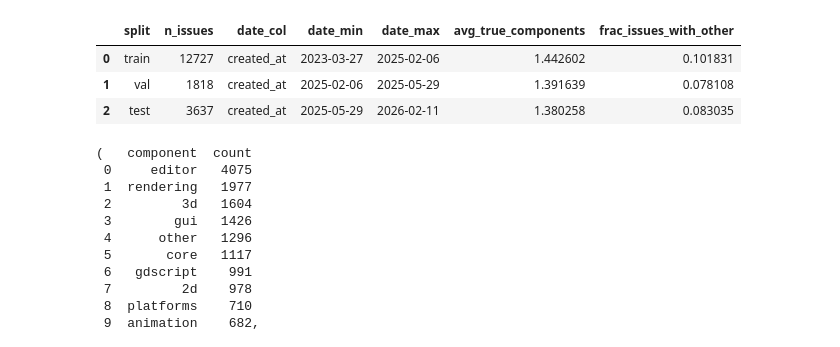
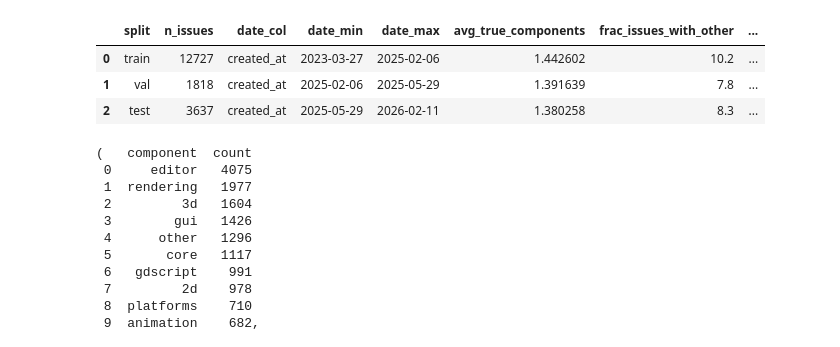
Before and after one commit to paul-rl/godot-issue-triager, a Jupyter notebook: src/scripts/plot.ipynb, the cells around one changed output. Drawn from its saved outputs; the diff is of its cells as text; code cells hidden in the pictures.

```diff
--- a/src/scripts/plot.ipynb
+++ b/src/scripts/plot.ipynb
@@ -123,49 +181,111 @@ dfs = {k: load_df(p) for k, p in paths.items()}
 
 with vocab_path.open("r", encoding="utf-8") as f:
     vocab = json.load(f)
 
-components_vocab = set(vocab["components"])
+components_vocab = set(vocab.get("components", []))
 has_other = "other" in components_vocab
 
-# ---- dataset/split summary ----
+# ---- helpers ----
 def date_range(df: pd.DataFrame):
-    # try common timestamp columns; adjust if yours differs
     for col in ["created_at", "createdAt", "created_utc", "created"]:
         if col in df.columns:
             ts = pd.to_datetime(df[col], errors="coerce", utc=True)
             return ts.min(), ts.max(), col
     return None, None, None
 
+def pick_col(df: pd.DataFrame, candidates: list[str]) -> str | None:
+    for c in candidates:
+        if c in df.columns:
+            return c
+    return None
+
+def gt_presence_rate(series: pd.Series) -> float:
+    """
+    Fraction of rows with >=1 ground-truth label.
+    Works for list[str], str, or nulls.
+    """
+    def has_label(x) -> bool:
+        if x is None or (isinstance(x, float) and pd.isna(x)):
+            return False
+        if isinstance(x, list):
+            return len(x) > 0
+        if isinstance(x, str):
+            return len(x.strip()) > 0
+        return False  # fallback for unexpected types
+
+    return float(series.apply(has_label).mean())
+
+def avg_label_count(series: pd.Series) -> float:
+    """Average number of labels per row (list[str] -> len, str -> 1 if non-empty else 0)."""
+    def count(x) -> int:
+        if x is None or (isinstance(x, float) and pd.isna(x)):
+            return 0
+        if isinstance(x, list):
+            return len(x)
+        if isinstance(x, str):
+            return 1 if len(x.strip()) > 0 else 0
+        return 0
+    return float(series.apply(count).mean())
+
+# ---- dataset/split summary ----
 rows = []
 for split, df in dfs.items():
-    mn, mx, col = date_range(df)
+    mn, mx, date_col = date_range(df)
 
-    # label cardinality for components (assumes df["topic"] is list[str])
-    if "topic" in df.columns:
-        y = df["topic"].apply(lambda x: x if isinstance(x, list) else [])
-        avg_true_labels = float(y.apply(len).mean())
+    # components column (your project uses "topic" for topic-prefixed component labels)
+    comp_col = pick_col(df, ["topic", "components"])
+    plat_col = pick_col(df, ["platform", "platforms", "os"])
+    impact_col = pick_col(df, ["impact", "severity", "priority"])
+    type_col = pick_col(df, ["issue_type", "type"])
+
+    # components stats
+    if comp_col:
+        y = df[comp_col].apply(lambda x: x if isinstance(x, list) else [])
+        avg_true_components = float(y.apply(len).mean())
         frac_other = float(y.apply(lambda lst: ("other" in lst)).mean()) if has_other else None
     else:
-        avg_true_labels = None
+        avg_true_components = None
         frac_other = None
+
+    # platform/impact GT presence (and optional avg counts)
+    plat_gt = gt_presence_rate(df[plat_col]) if plat_col else None
+    impact_gt = gt_presence_rate(df[impact_col]) if impact_col else None
 
     rows.append({
         "split": split,
         "n_issues": len(df),
-        "date_col": col,
+        "date_col": date_col,
         "date_min": None if mn is None else str(mn.date()),
         "date_max": None if mx is None else str(mx.date()),
-        "avg_true_components": avg_true_labels,
+
+        # components (primary routing) stats
+        "avg_true_components": avg_true_components,
         "frac_issues_with_other": frac_other,
+
+        # NEW: GT presence rates (fractions)
+        "platform_gt_rate": plat_gt,
+        "impact_gt_rate": impact_gt,
+
+        # Optional extras if you want them:
+        # "avg_true_platform": avg_label_count(df[plat_col]) if plat_col else None,
+        # "avg_true_impact": avg_label_count(df[impact_col]) if impact_col else None,
+        # "issue_type_gt_rate": gt_presence_rate(df[type_col]) if type_col else None,
     })
 
 split_summary = pd.DataFrame(rows)
-split_summary
+
+# Pretty-print as percentages for your table
+pretty = split_summary.copy()
+for c in ["platform_gt_rate", "impact_gt_rate", "frac_issues_with_other"]:
+    if c in pretty.columns:
+        pretty[c] = pretty[c].apply(lambda v: None if v is None else round(100.0 * v, 1))
+
+pretty
 # %% [output]
-|  | split | n_issues | date_col | date_min | date_max | avg_true_components | frac_issues_with_other |
-| 0 | train | 12727 | created_at | 2023-03-27 | 2025-02-06 | 1.442602 | 0.101831 |
-| 1 | val | 1818 | created_at | 2025-02-06 | 2025-05-29 | 1.391639 | 0.078108 |
-| 2 | test | 3637 | created_at | 2025-05-29 | 2026-02-11 | 1.380258 | 0.083035 |
+|  | split | n_issues | date_col | date_min | date_max | avg_true_components | frac_issues_with_other | ... |
+| 0 | train | 12727 | created_at | 2023-03-27 | 2025-02-06 | 1.442602 | 10.2 | ... |
+| 1 | val | 1818 | created_at | 2025-02-06 | 2025-05-29 | 1.391639 | 7.8 | ... |
+| 2 | test | 3637 | created_at | 2025-05-29 | 2026-02-11 | 1.380258 | 8.3 | ... |
 # %%
 # ---- component frequency in TRAIN (or overall) ----
 train_df = dfs["train"]
```
Also changed, not shown: parts of 4 cells of this notebook, 23 other files.
